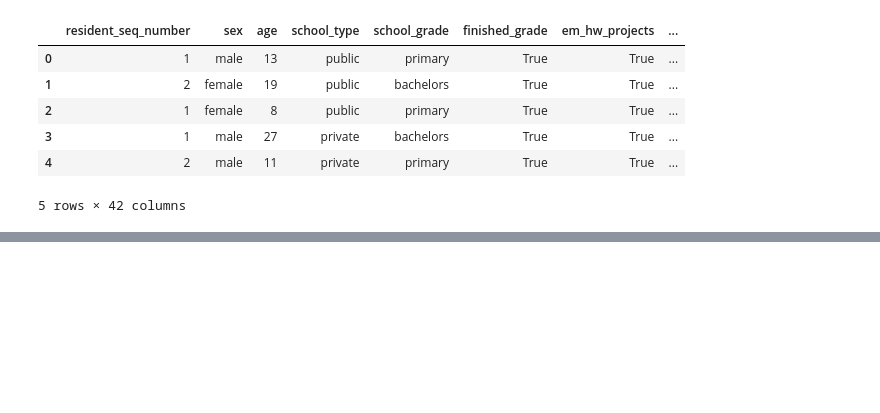
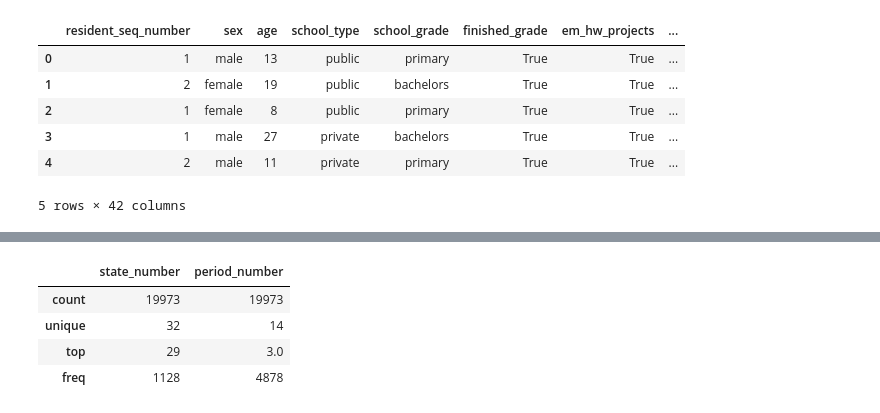
Before and after one commit to Maxkaizo/---_-ML-Zoomcamp-2024, a Jupyter notebook: eda.ipynb, the cells around one changed output, grey strips where cells are left out. Cells and saved outputs as stored; diff of their text form; code cells hidden in the pictures; blank space fills up the shorter version.

```diff
--- a/eda.ipynb
+++ b/eda.ipynb
@@ -128,0 +329,8 @@ plt.show()
+# %%
+df.describe(include=['string'])
+# %% [output]
+|  | state_number | period_number |
+| count | 19973 | 19973 |
+| unique | 32 | 14 |
+| top | 29 | 3.0 |
+| freq | 1128 | 4878 |
```
Also changed, not shown: parts of 69 cells of this notebook, 3 other files.
